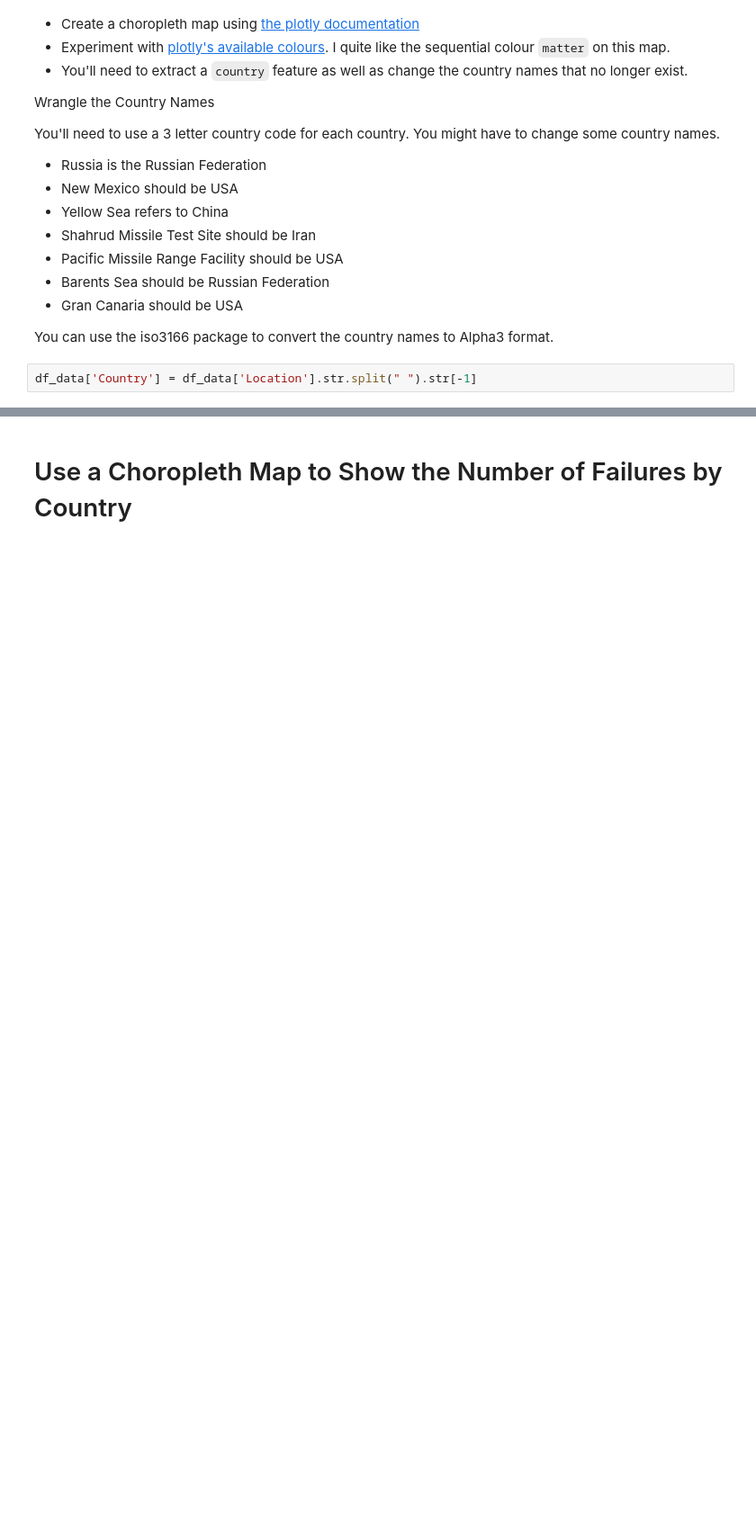
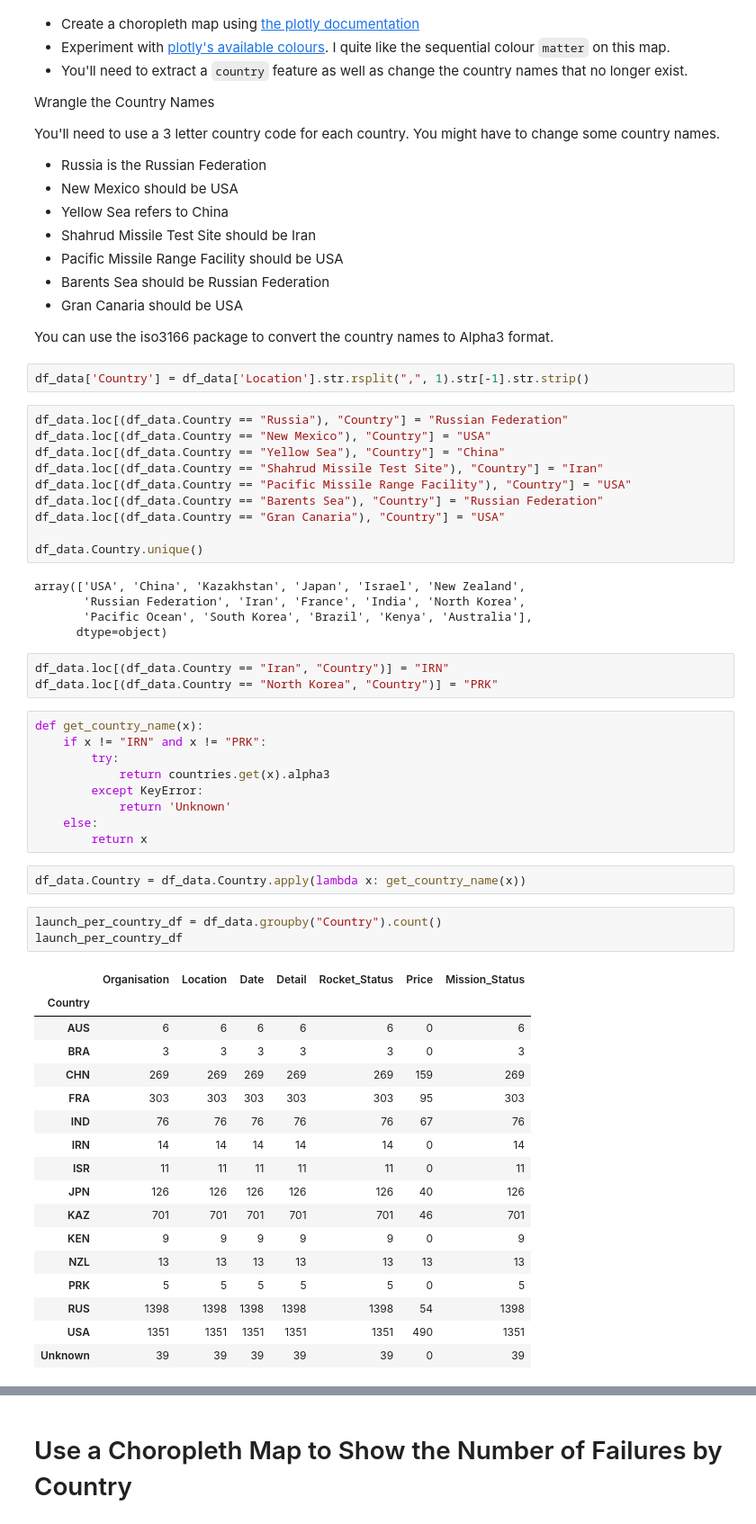
Before and after one commit to Tanguy9862/Python-Project, a Jupyter notebook: 01. Data Science/00. Space Race/Space_Missions_Analysis_(start).ipynb, the cells around one changed output, grey strips where cells are left out. Shown at 90% size. Drawn from its saved outputs; the diff is of its cells as text; blank space fills up the shorter version.

```diff
--- a/01. Data Science/00. Space Race/Space_Missions_Analysis_(start).ipynb
+++ b/01. Data Science/00. Space Race/Space_Missions_Analysis_(start).ipynb
@@ -266,4 +264,54 @@ You'll need to use a 3 letter country code for each country. You might have to c
 
 You can use the iso3166 package to convert the country names to Alpha3 format.
 # %%
-df_data['Country'] = df_data['Location'].str.split(" ").str[-1]
+df_data['Country'] = df_data['Location'].str.rsplit(",", 1).str[-1].str.strip()
+# %%
+df_data.loc[(df_data.Country == "Russia"), "Country"] = "Russian Federation"
+df_data.loc[(df_data.Country == "New Mexico"), "Country"] = "USA"
+df_data.loc[(df_data.Country == "Yellow Sea"), "Country"] = "China"
+df_data.loc[(df_data.Country == "Shahrud Missile Test Site"), "Country"] = "Iran"
+df_data.loc[(df_data.Country == "Pacific Missile Range Facility"), "Country"] = "USA"
+df_data.loc[(df_data.Country == "Barents Sea"), "Country"] = "Russian Federation"
+df_data.loc[(df_data.Country == "Gran Canaria"), "Country"] = "USA"
+
+df_data.Country.unique()
+# %% [output]
+array(['USA', 'China', 'Kazakhstan', 'Japan', 'Israel', 'New Zealand',
+       'Russian Federation', 'Iran', 'France', 'India', 'North Korea',
+       'Pacific Ocean', 'South Korea', 'Brazil', 'Kenya', 'Australia'],
+      dtype=object)
+# %%
+df_data.loc[(df_data.Country == "Iran", "Country")] = "IRN"
+df_data.loc[(df_data.Country == "North Korea", "Country")] = "PRK"
+# %%
+def get_country_name(x):
+    if x != "IRN" and x != "PRK":
+        try:
+            return countries.get(x).alpha3
+        except KeyError:
+            return 'Unknown'
+    else:
+        return x
+# %%
+df_data.Country = df_data.Country.apply(lambda x: get_country_name(x))
+# %%
+launch_per_country_df = df_data.groupby("Country").count()
+launch_per_country_df
+# %% [output]
+|  | Organisation | Location | Date | Detail | Rocket_Status | Price | Mission_Status |
+| Country |  |  |  |  |  |  |  |
+| AUS | 6 | 6 | 6 | 6 | 6 | 0 | 6 |
+| BRA | 3 | 3 | 3 | 3 | 3 | 0 | 3 |
+| CHN | 269 | 269 | 269 | 269 | 269 | 159 | 269 |
+| FRA | 303 | 303 | 303 | 303 | 303 | 95 | 303 |
+| IND | 76 | 76 | 76 | 76 | 76 | 67 | 76 |
+| IRN | 14 | 14 | 14 | 14 | 14 | 0 | 14 |
+| ISR | 11 | 11 | 11 | 11 | 11 | 0 | 11 |
+| JPN | 126 | 126 | 126 | 126 | 126 | 40 | 126 |
+| KAZ | 701 | 701 | 701 | 701 | 701 | 46 | 701 |
+| KEN | 9 | 9 | 9 | 9 | 9 | 0 | 9 |
+| NZL | 13 | 13 | 13 | 13 | 13 | 13 | 13 |
+| PRK | 5 | 5 | 5 | 5 | 5 | 0 | 5 |
+| RUS | 1398 | 1398 | 1398 | 1398 | 1398 | 54 | 1398 |
+| USA | 1351 | 1351 | 1351 | 1351 | 1351 | 490 | 1351 |
+| Unknown | 39 | 39 | 39 | 39 | 39 | 0 | 39 |
```
Also changed, not shown: parts of 11 cells of this notebook.
